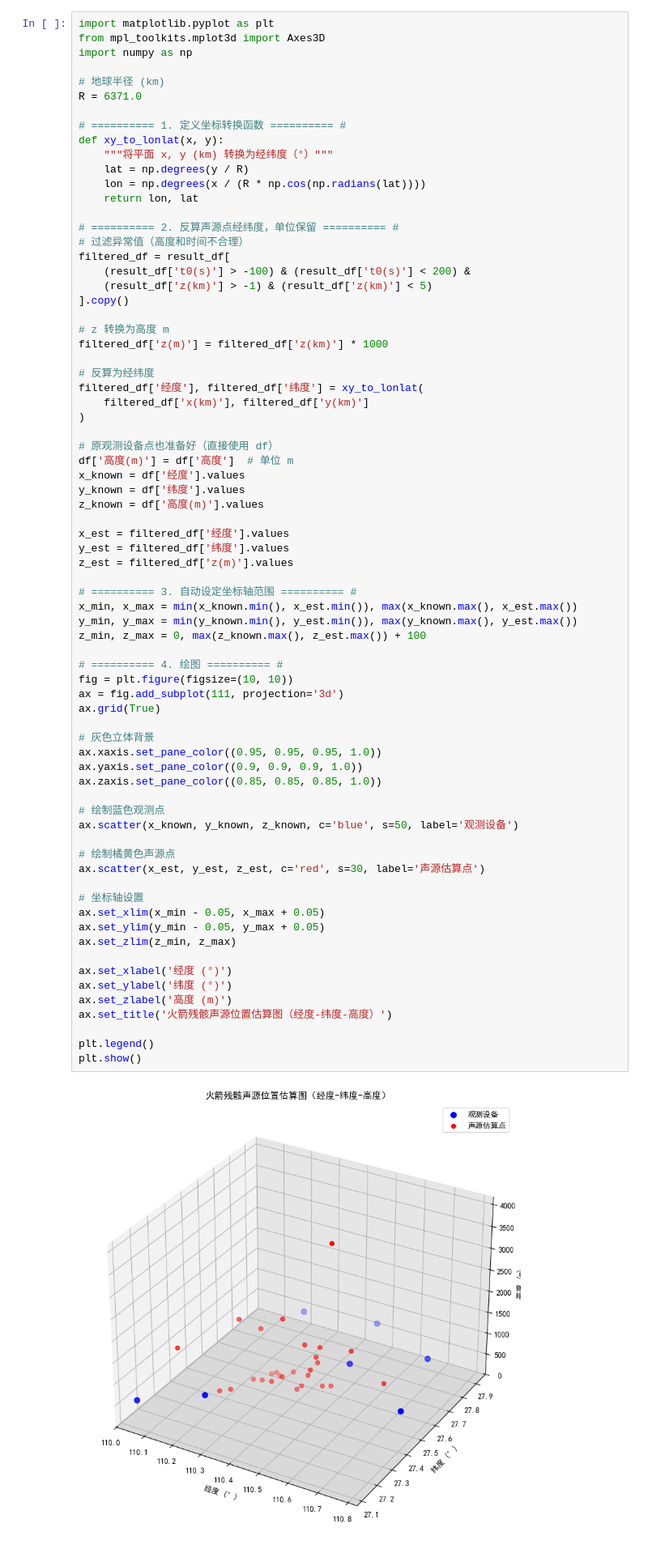
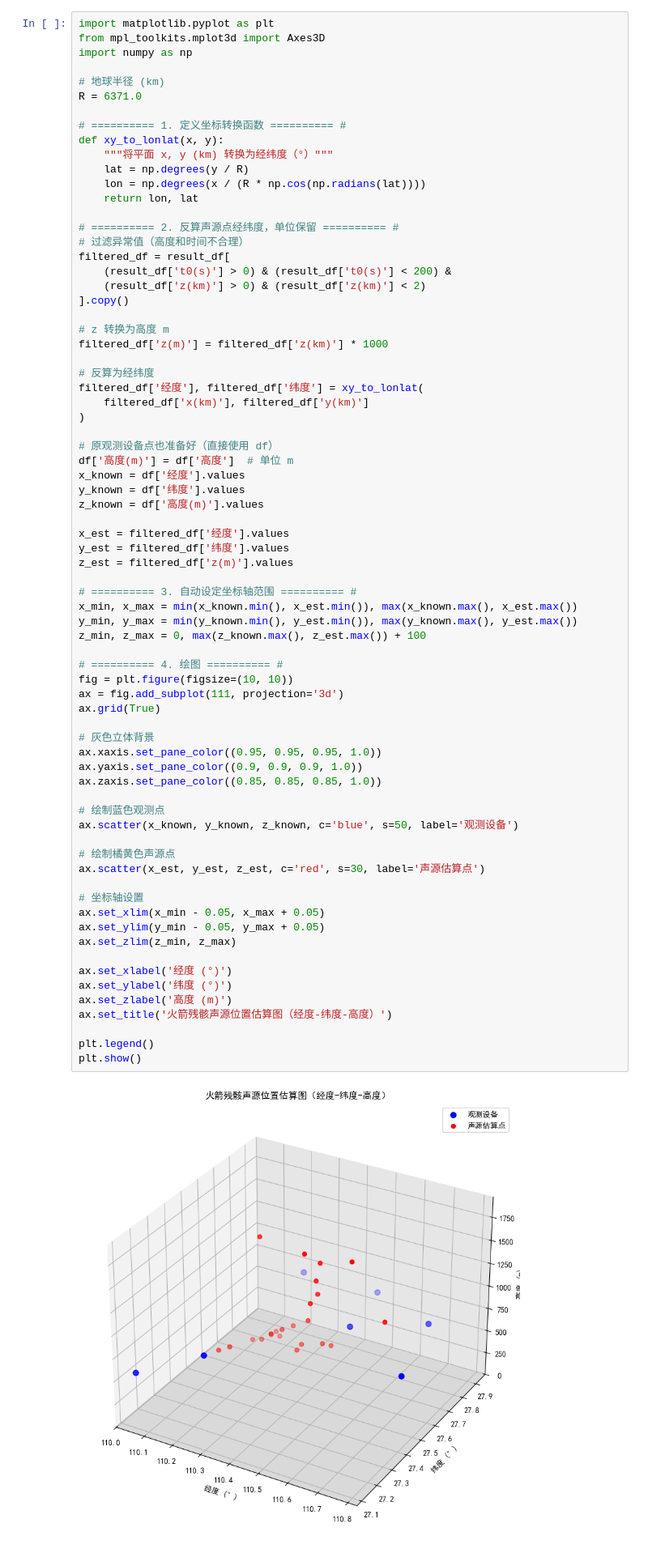
Before and after one commit to blueingj/python-demo, a Jupyter notebook: 数模/11.ipynb, the cells around one changed output. Shown at 81% size. Cells and saved outputs as stored; diff of their text form.

```diff
--- a/数模/11.ipynb
+++ b/数模/11.ipynb
@@ -139,8 +139,8 @@ def xy_to_lonlat(x, y):
 # ========== 2. 反算声源点经纬度，单位保留 ========== #
 # 过滤异常值（高度和时间不合理）
 filtered_df = result_df[
-    (result_df['t0(s)'] > -100) & (result_df['t0(s)'] < 200) &
-    (result_df['z(km)'] > -1) & (result_df['z(km)'] < 5)
+    (result_df['t0(s)'] > 0) & (result_df['t0(s)'] < 200) &
+    (result_df['z(km)'] > 0) & (result_df['z(km)'] < 2)
 ].copy()
 
 # z 转换为高度 m
@@ -168,34 +168,34 @@ z_min, z_max = 0, max(z_known.max(), z_est.max()) + 100
 
 # ========== 4. 绘图 ========== #
 fig = plt.figure(figsize=(10, 10))
 ax = fig.add_subplot(111, projection='3d')
 ax.grid(True)
 
 # 灰色立体背景
 ax.xaxis.set_pane_color((0.95, 0.95, 0.95, 1.0))
 ax.yaxis.set_pane_color((0.9, 0.9, 0.9, 1.0))
 ax.zaxis.set_pane_color((0.85, 0.85, 0.85, 1.0))
 
 # 绘制蓝色观测点
 ax.scatter(x_known, y_known, z_known, c='blue', s=50, label='观测设备')
 
 # 绘制橘黄色声源点
 ax.scatter(x_est, y_est, z_est, c='red', s=30, label='声源估算点')
 
 # 坐标轴设置
 ax.set_xlim(x_min - 0.05, x_max + 0.05)
 ax.set_ylim(y_min - 0.05, y_max + 0.05)
 ax.set_zlim(z_min, z_max)
 
 ax.set_xlabel('经度 (°)')
 ax.set_ylabel('纬度 (°)')
 ax.set_zlabel('高度 (m)')
 ax.set_title('火箭残骸声源位置估算图（经度-纬度-高度）')
 
 plt.legend()
 plt.show()
 # %% [output]
-[figure, old version]
+[figure, new version]
 # %% [markdown]
 ✅ 第4段：输出35个声源估算点的经纬度、高度（m）、发生时间 t₀
 # %%
```
Also changed, not shown: parts of 3 cells of this notebook.
